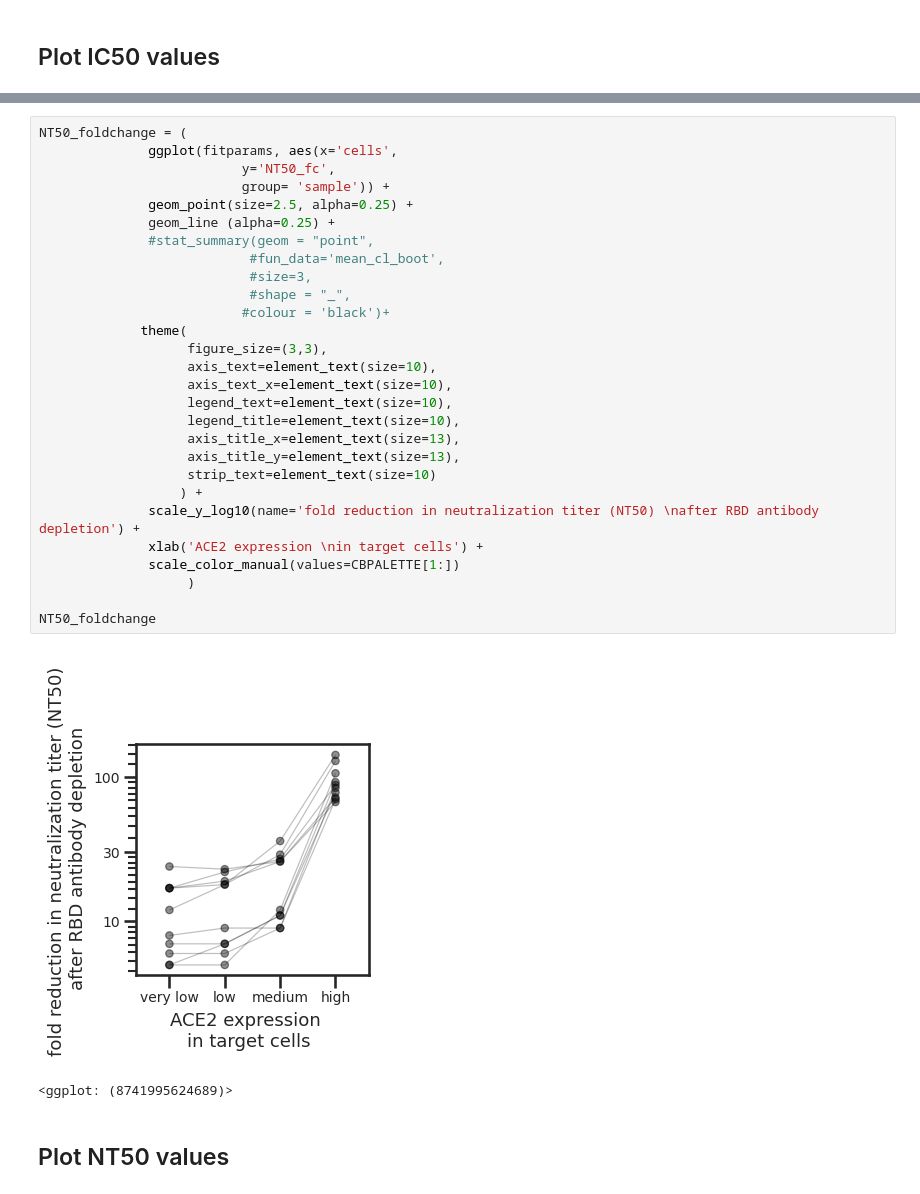
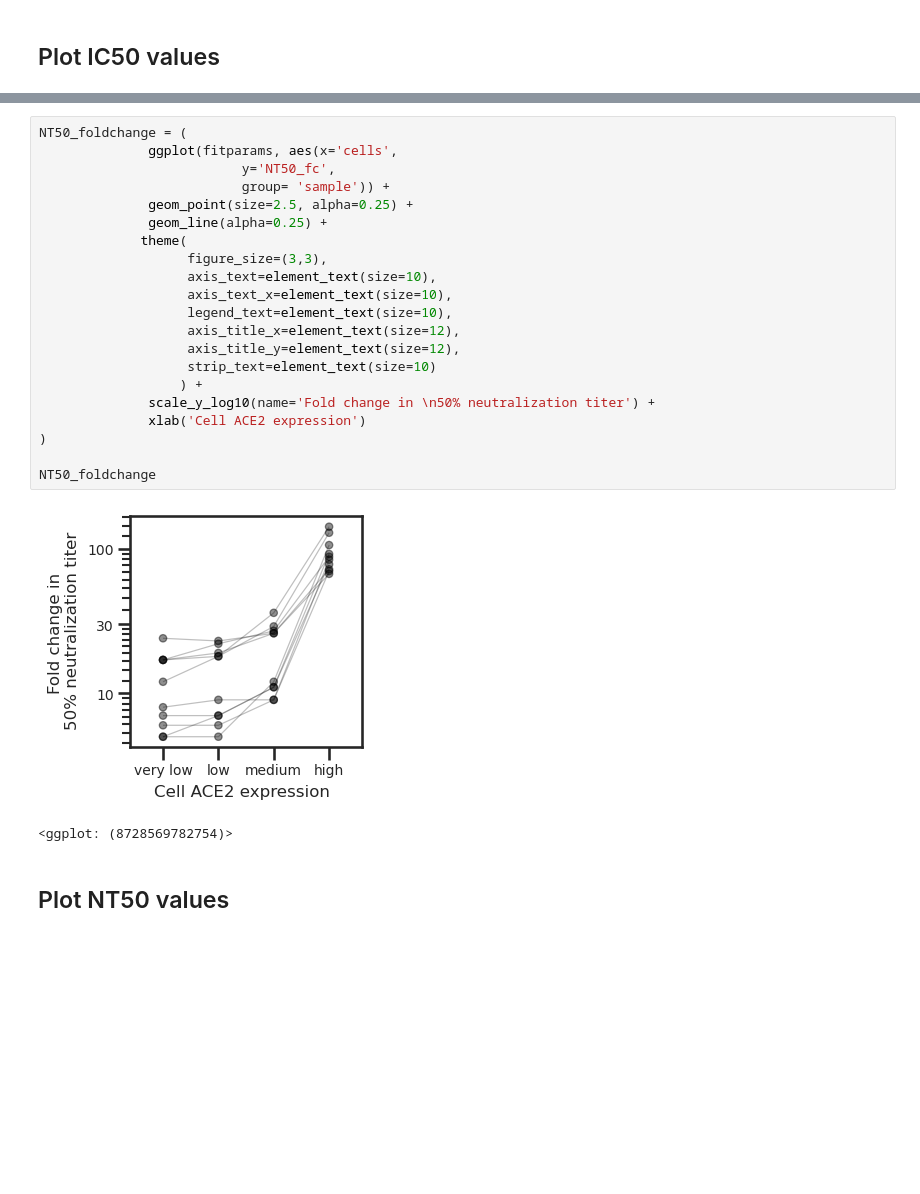
Before and after one commit to jbloomlab/Ace2_expression_neuts, a Jupyter notebook: virus_neutralization.ipynb, the cells around one changed output, grey strips where cells are left out. Cells and saved outputs as stored; diff of their text form; blank space fills up the shorter version.

Commit message:
chart cahnges

```diff
--- a/virus_neutralization.ipynb
+++ b/virus_neutralization.ipynb
@@ -173,34 +159,27 @@ _ = IC50.draw()
 # %%
 NT50_foldchange = (
               ggplot(fitparams, aes(x='cells',
                           y='NT50_fc',
                           group= 'sample')) +
               geom_point(size=2.5, alpha=0.25) +
-              geom_line (alpha=0.25) +
-              #stat_summary(geom = "point",
-                           #fun_data='mean_cl_boot',
-                           #size=3,
-                           #shape = "_",
-                          #colour = 'black')+
+              geom_line(alpha=0.25) +
              theme(
                    figure_size=(3,3),
                    axis_text=element_text(size=10),
                    axis_text_x=element_text(size=10),
                    legend_text=element_text(size=10),
-                   legend_title=element_text(size=10),
-                   axis_title_x=element_text(size=13),
-                   axis_title_y=element_text(size=13),
+                   axis_title_x=element_text(size=12),
+                   axis_title_y=element_text(size=12),
                    strip_text=element_text(size=10)
                   ) +
-              scale_y_log10(name='fold reduction in neutralization titer (NT50) \nafter RBD antibody depletion') +
-              xlab('ACE2 expression \nin target cells') +
-              scale_color_manual(values=CBPALETTE[1:])
-                   )
+              scale_y_log10(name='Fold change in \n50% neutralization titer') +
+              xlab('Cell ACE2 expression')
+)
 
 NT50_foldchange
 # %% [output]
-[figure, old version]
+[figure, new version]
-<ggplot: (8741995624689)>
+<ggplot: (8728569782754)>
 # %% [markdown]
 ## Plot NT50 values
 # %%
```
Also changed, not shown: parts of 3 cells of this notebook, 12 other files.
